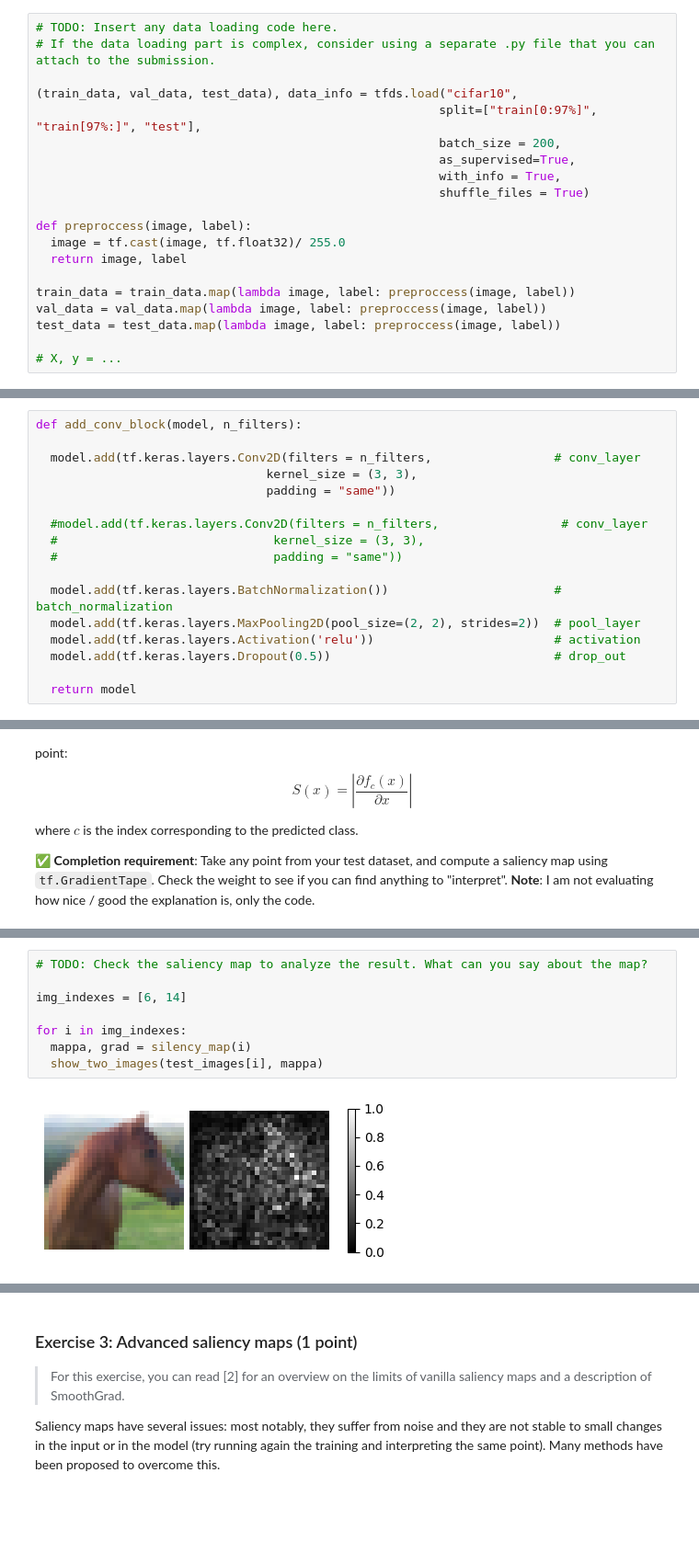
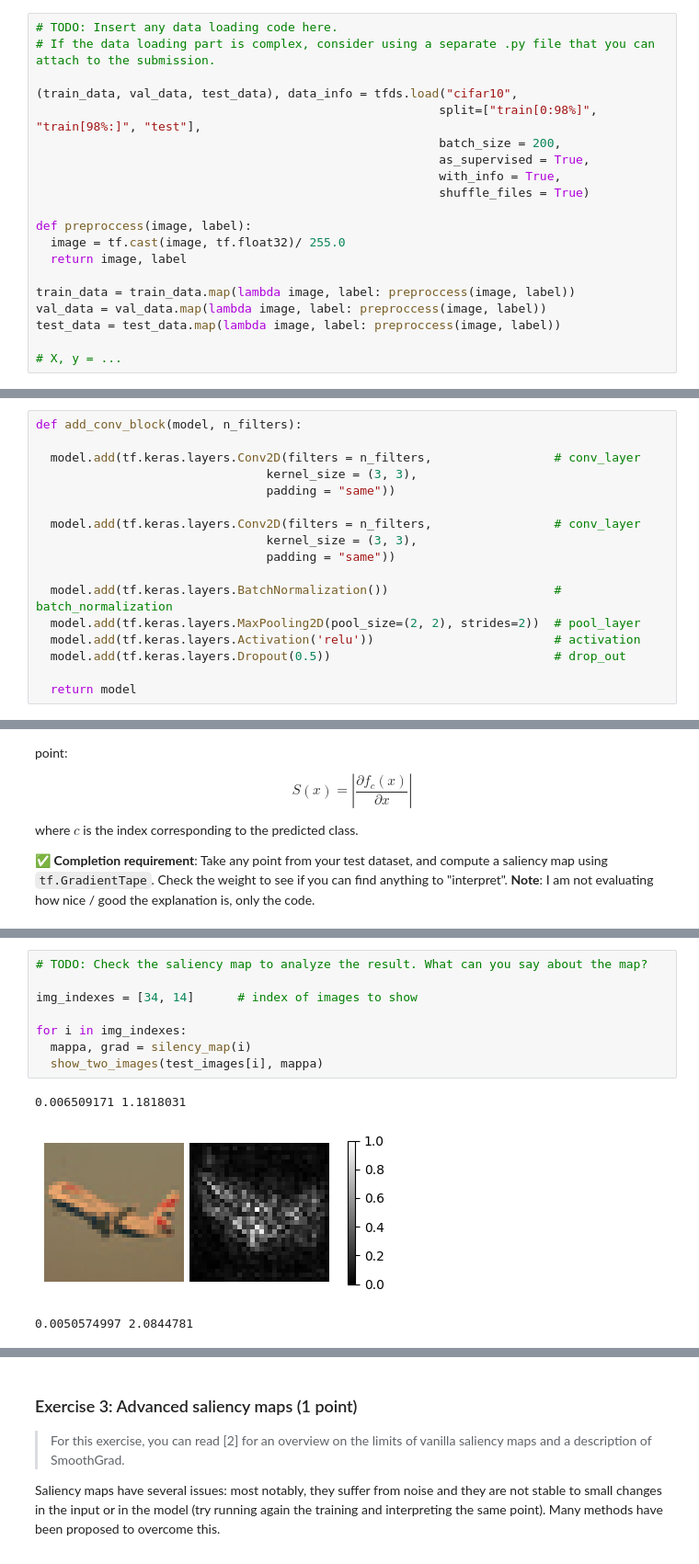
Before and after one commit to LM1997610/NeuralNetworks, a Jupyter notebook: notebook8f87093507 (2).ipynb, the cells around one changed output, grey strips where cells are left out. Shown at 92% size. Cells and saved outputs as stored; diff of their text form; blank space fills up the shorter version.

```diff
--- a/notebook8f87093507 (2).ipynb
+++ b/notebook8f87093507 (2).ipynb
@@ -68,9 +74,9 @@ You are not bound to these; any open repository is okay. The choice of dataset w
 # If the data loading part is complex, consider using a separate .py file that you can attach to the submission.
 
 (train_data, val_data, test_data), data_info = tfds.load("cifar10",
-                                                        split=["train[0:97%]", "train[97%:]", "test"],
+                                                        split=["train[0:98%]", "train[98%:]", "test"],
                                                         batch_size = 200,
-                                                        as_supervised=True,
+                                                        as_supervised = True,
                                                         with_info = True,
                                                         shuffle_files = True)
 
@@ -98,9 +140,9 @@ def add_conv_block(model, n_filters):
                                 kernel_size = (3, 3),
                                 padding = "same"))
 
-  #model.add(tf.keras.layers.Conv2D(filters = n_filters,                 # conv_layer
-  #                              kernel_size = (3, 3),
-  #                              padding = "same"))
+  model.add(tf.keras.layers.Conv2D(filters = n_filters,                 # conv_layer
+                                kernel_size = (3, 3),
+                                padding = "same"))
 
   model.add(tf.keras.layers.BatchNormalization())                       # batch_normalization
   model.add(tf.keras.layers.MaxPooling2D(pool_size=(2, 2), strides=2))  # pool_layer
@@ -230,10 +272,12 @@ def silency_map(index):
 # %%
 # TODO: Check the saliency map to analyze the result. What can you say about the map?
 
-img_indexes = [6, 14]
+img_indexes = [34, 14]      # index of images to show
 
 for i in img_indexes:
   mappa, grad = silency_map(i)
   show_two_images(test_images[i], mappa)
 # %% [output]
+0.006509171 1.1818031
-[figure, old version]
+[figure, new version]
+0.0050574997 2.0844781
```
Also changed, not shown: parts of 18 cells of this notebook.
